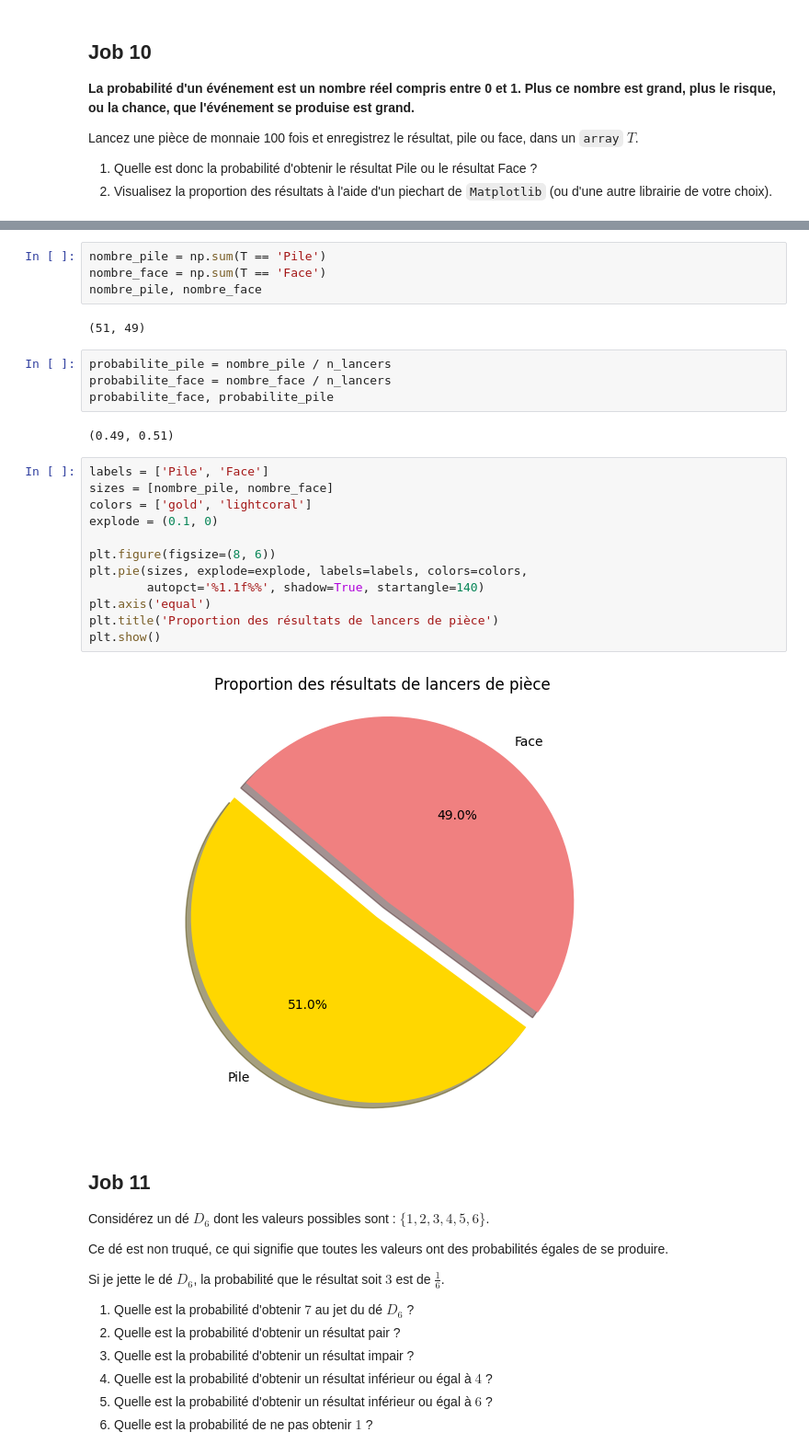
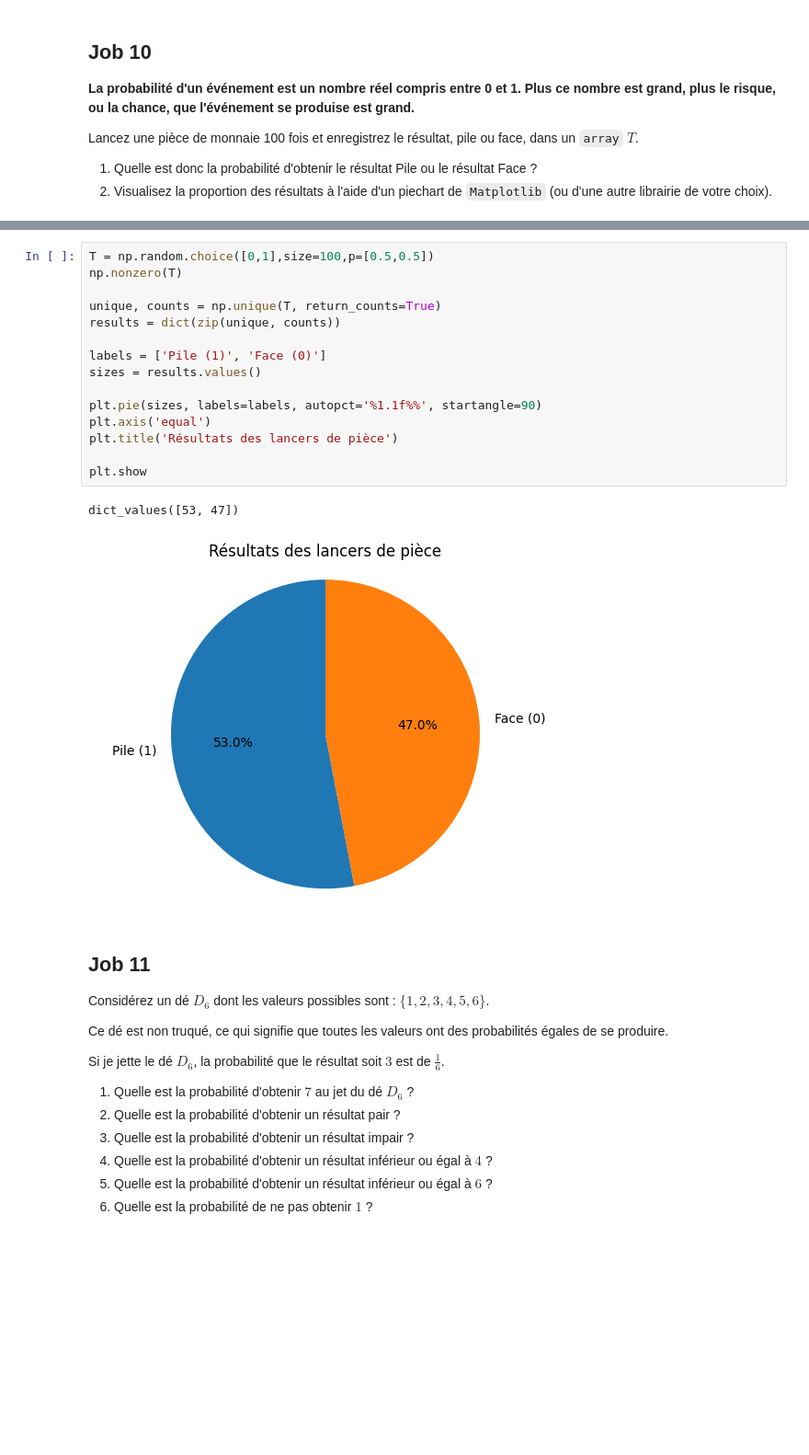
Before and after one commit to ilyes-chabab/philomathia, a Jupyter notebook: Philomathia.ipynb, the cells around one changed output, grey strips where cells are left out. Shown: that part at 92% size. Cells and saved outputs as stored; diff of their text form; blank space fills up the shorter version.

```diff
--- a/Philomathia.ipynb
+++ b/Philomathia.ipynb
@@ -583,29 +468,21 @@ T, T.shape
-# %%
-nombre_pile = np.sum(T == 'Pile')
-nombre_face = np.sum(T == 'Face')
-nombre_pile, nombre_face
-# %% [output]
-(51, 49)
-# %%
-probabilite_pile = nombre_pile / n_lancers
-probabilite_face = nombre_face / n_lancers
-probabilite_face, probabilite_pile
-# %% [output]
-(0.49, 0.51)
-# %%
-labels = ['Pile', 'Face']
-sizes = [nombre_pile, nombre_face]
-colors = ['gold', 'lightcoral']
-explode = (0.1, 0)
-
-plt.figure(figsize=(8, 6))
-plt.pie(sizes, explode=explode, labels=labels, colors=colors,
-        autopct='%1.1f%%', shadow=True, startangle=140)
-plt.axis('equal')
-plt.title('Proportion des résultats de lancers de pièce')
-plt.show()
-# %% [output]
-[figure, removed]
+# %%
+T = np.random.choice([0,1],size=100,p=[0.5,0.5])
+np.nonzero(T)
+
+unique, counts = np.unique(T, return_counts=True)
+results = dict(zip(unique, counts))
+
+labels = ['Pile (1)', 'Face (0)']
+sizes = results.values()
+
+plt.pie(sizes, labels=labels, autopct='%1.1f%%', startangle=90)
+plt.axis('equal')
+plt.title('Résultats des lancers de pièce')
+
+plt.show
+# %% [output]
+dict_values([53, 47])
+[figure, added]
 # %% [markdown]
 ## **Job 11**
 
```
Also changed, not shown: parts of 115 cells of this notebook, 1 other file.
